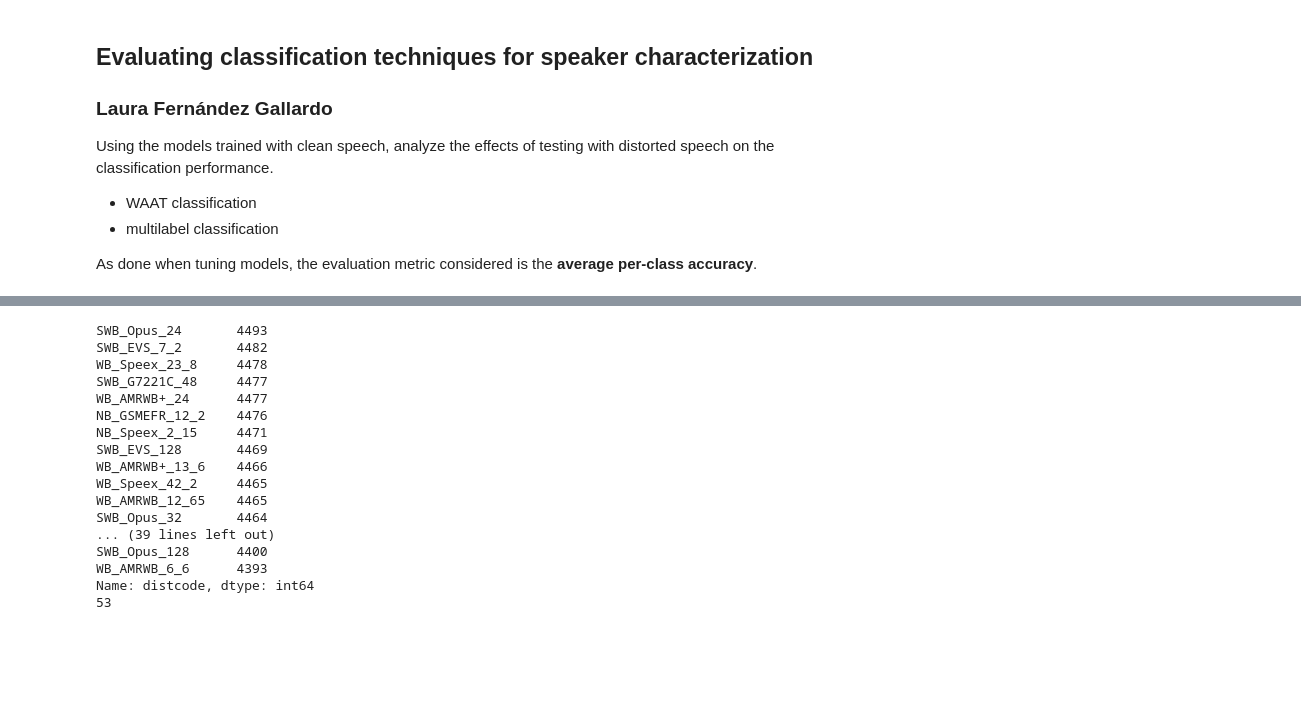
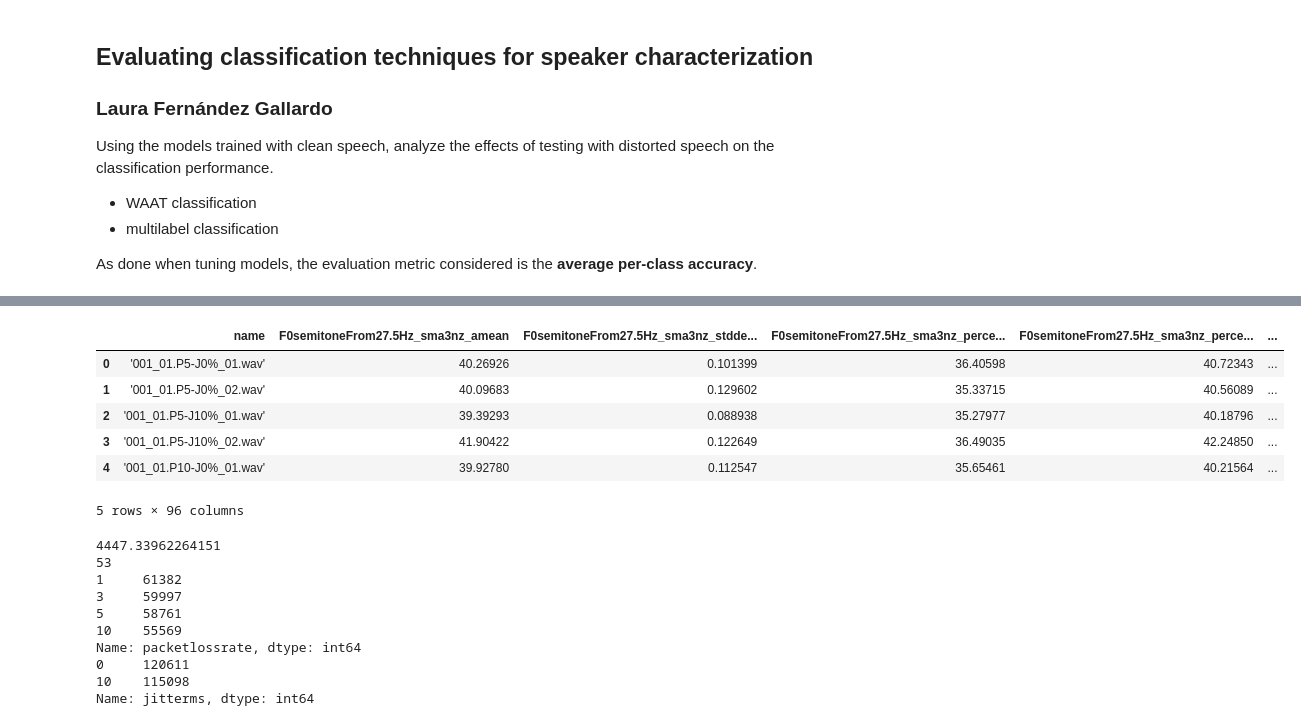
Before and after one commit to laufergall/ML_Speaker_Characteristics, a Jupyter notebook: classification/04_classification_degraded_speech.ipynb, the cells around one changed output, grey strips where cells are left out. Saved outputs shown, nothing was run; the diff lists cells and outputs as text; code cells hidden in the pictures; blank space fills up the shorter version.

```diff
--- a/classification/04_classification_degraded_speech.ipynb
+++ b/classification/04_classification_degraded_speech.ipynb
@@ -33,49 +67,59 @@ The speech degradations employed in this study are outline in the [README.md fil
 # %%
 # load features from degraded speech
 
 # (gitignored file)
 file_feats = r'..\data\extracted_features\eGeMAPSv01a_semispontaneous_splitted_distorted.csv'
-feats_dist = pd.read_csv(file_feats) # shape feats_dist
+feats_dist = pd.read_csv(file_feats) # shape (235709, 89)
+
+# extract speaker ID from speech file name
+feats_dist['spkID'] = feats_dist['name'].str.slice(1, 4).astype('int')
 
 # distortion code
 feats_dist['distnum'] = feats_dist['name'].str.slice(5,7)
 
 # add column with packet loss info
 feats_dist['packetlossrate'] = feats_dist['name'].str.extract('(?<=P)(.*?)(?=-)', expand=False)
 
 ## add column with jitter info
 feats_dist['jitterms'] = feats_dist['name'].str.extract('(?<=J)(.*?)(?=%)', expand=False)
 
 # load mapping of degradation names
 path = "https://raw.githubusercontent.com/laufergall/ML_Speaker_Characteristics/master/data/distortions/"
 url = path + "dist_mapping.csv"
 s = requests.get(url).content
 dist_mapping =pd.read_csv(io.StringIO(s.decode('utf-8')), sep = ';')
 
 # padding distortion codes with zeroes
 dist_mapping['distnum'] = dist_mapping['distnum'].astype(str).str.zfill(2)
 
 # merge feats with distmapping to know name of distortions
 feats_dist = feats_dist.merge(dist_mapping)
+
+# appending class label
+feats_dist_class = pd.merge(feats_dist, scores, how='inner')
+feats_dist_class.head()
+# %% [output]
+|  | name | F0semitoneFrom27.5Hz_sma3nz_amean | F0semitoneFrom27.5Hz_sma3nz_stdde... | F0semitoneFrom27.5Hz_sma3nz_perce... | F0semitoneFrom27.5Hz_sma3nz_perce... | ... |
+| 0 | '001_01.P5-J0%_01.wav' | 40.26926 | 0.101399 | 36.40598 | 40.72343 | ... |
+| 1 | '001_01.P5-J0%_02.wav' | 40.09683 | 0.129602 | 35.33715 | 40.56089 | ... |
+| 2 | '001_01.P5-J10%_01.wav' | 39.39293 | 0.088938 | 35.27977 | 40.18796 | ... |
+| 3 | '001_01.P5-J10%_02.wav' | 41.90422 | 0.122649 | 36.49035 | 42.24850 | ... |
+| 4 | '001_01.P10-J0%_01.wav' | 39.92780 | 0.112547 | 35.65461 | 40.21564 | ... |
+5 rows × 96 columns
 # %%
 # how many degradations
-print(feats_dist['distcode'].value_counts()) # around 4490 instances for each degradation
+print(feats_dist['distcode'].value_counts().mean()) # around 4500 instances for each degradation
 print(len(feats_dist['distcode'].value_counts())) # 53 degradations
+print(feats_dist['packetlossrate'].value_counts()) # around 60K instances for each packet loss rate
+print(feats_dist['jitterms'].value_counts()) # around 120K instances for each jitter condition
 # %% [output]
-SWB_Opus_24       4493
-SWB_EVS_7_2       4482
-WB_Speex_23_8     4478
-SWB_G7221C_48     4477
-WB_AMRWB+_24      4477
-NB_GSMEFR_12_2    4476
-NB_Speex_2_15     4471
-SWB_EVS_128       4469
-WB_AMRWB+_13_6    4466
-WB_Speex_42_2     4465
-WB_AMRWB_12_65    4465
-SWB_Opus_32       4464
-... (39 lines left out)
-SWB_Opus_128      4400
-WB_AMRWB_6_6      4393
-Name: distcode, dtype: int64
+4447.33962264151
 53
+1     61382
+3     59997
+5     58761
+10    55569
+Name: packetlossrate, dtype: int64
+0     120611
+10    115098
+Name: jitterms, dtype: int64
```
Also changed, not shown: parts of 63 cells of this notebook, 11 other files.
